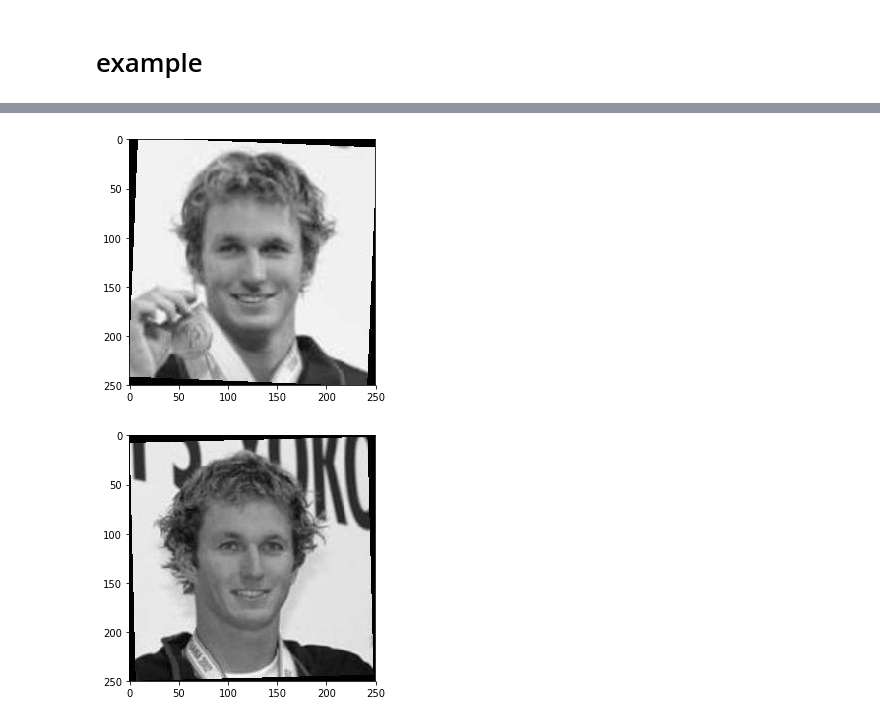
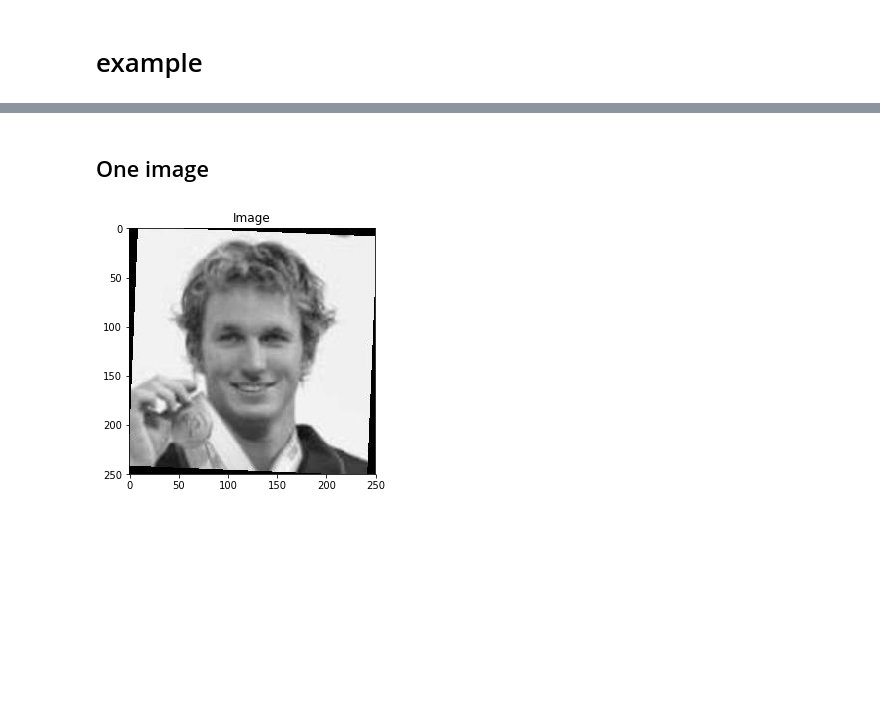
Before and after one commit to bkemmer/custom_cnn, a Jupyter notebook: notebooks/initialpreprocessing.ipynb, the cells around one changed output, grey strips where cells are left out. Drawn from its saved outputs; the diff is of its cells as text; code cells hidden in the pictures; blank space fills up the shorter version.

```diff
--- a/notebooks/initialpreprocessing.ipynb
+++ b/notebooks/initialpreprocessing.ipynb
@@ -36,3 +41,15 @@ Output:
 '''
 def open_img(path, color):
     return cv2.imread(path, color)
+# %%
+def getDF(path):
+    with open(path) as f:
+        file_list = f.readlines()
+    n = int(file_list[0].strip())
+    df_inicial = pd.read_csv(path, sep='\t', skiprows=1, nrows=n, names=['pair_name_1', 'pair_id_1', 'pair_id_2'])
+    df_inicial['pair_name_2'] = None
+    df_secondary = pd.read_csv(path, sep='\t', skiprows=n+1, names=['pair_name_1', 'pair_id_1', 'pair_name_2', 'pair_id_2'])
+    df = pd.concat([df_inicial, df_secondary])
+    df = df.reset_index(drop=True)
+    print(df.shape)
+    return df
@@ -52,0 +65,7 @@ image_a = image_path(lines[1].split('\t')[0], lines[1].split('\t')[1])
+# %%
+data_folder = os.path.abspath('..\\data\\')
+train_path = Path(data_folder, 'pairsDevTrain.txt')
+test_path = Path(data_folder, 'pairsDevTest.txt')
+# %%
+df_train = getDF(train_path)
+df_test = getDF(test_path)
@@ -52,0 +80,8 @@ image_a = image_path(lines[1].split('\t')[0], lines[1].split('\t')[1])
+# %%
+df_train['path_pair_id_1'] = df_train.apply(lambda x: image_path(person=x['pair_name_1'], id_= str(x['pair_id_1'])), axis=1)
+df_train['path_pair_id_2'] = df_train.apply(lambda x: image_path(person=x['pair_name_1'], id_= str(x['pair_id_2'])) if x['pair_name_2']==None
+                                            else image_path(person=x['pair_name_2'], id_= str(x['pair_id_2'])), axis=1)
+
+df_test['path_pair_id_1'] = df_test.apply(lambda x: image_path(person=x['pair_name_1'], id_= str(x['pair_id_1'])), axis=1)
+df_test['path_pair_id_2'] = df_test.apply(lambda x: image_path(person=x['pair_name_1'], id_= str(x['pair_id_2'])) if x['pair_name_2']==None
+                                          else image_path(person=x['pair_name_2'], id_= str(x['pair_id_2'])), axis=1)
@@ -53,4 +106,6 @@ image_a = image_path(lines[1].split('\t')[0], lines[1].split('\t')[1])
+# %% [markdown]
+## One image
 # %%
-plt_img(open_img(image_a, color=0))
+plt_img(open_img(df_train.loc[0, 'path_pair_id_1'], color=0))
 # %% [output]
-[figure, old version]
+[figure, new version]
@@ -60,4 +111,0 @@ image_b = image_path(lines[1].split('\t')[0], lines[1].split('\t')[2])
-# %%
-plt_img(open_img(image_b, color=0))
-# %% [output]
-[figure, removed]
```
Also changed, not shown: parts of 13 cells of this notebook.
